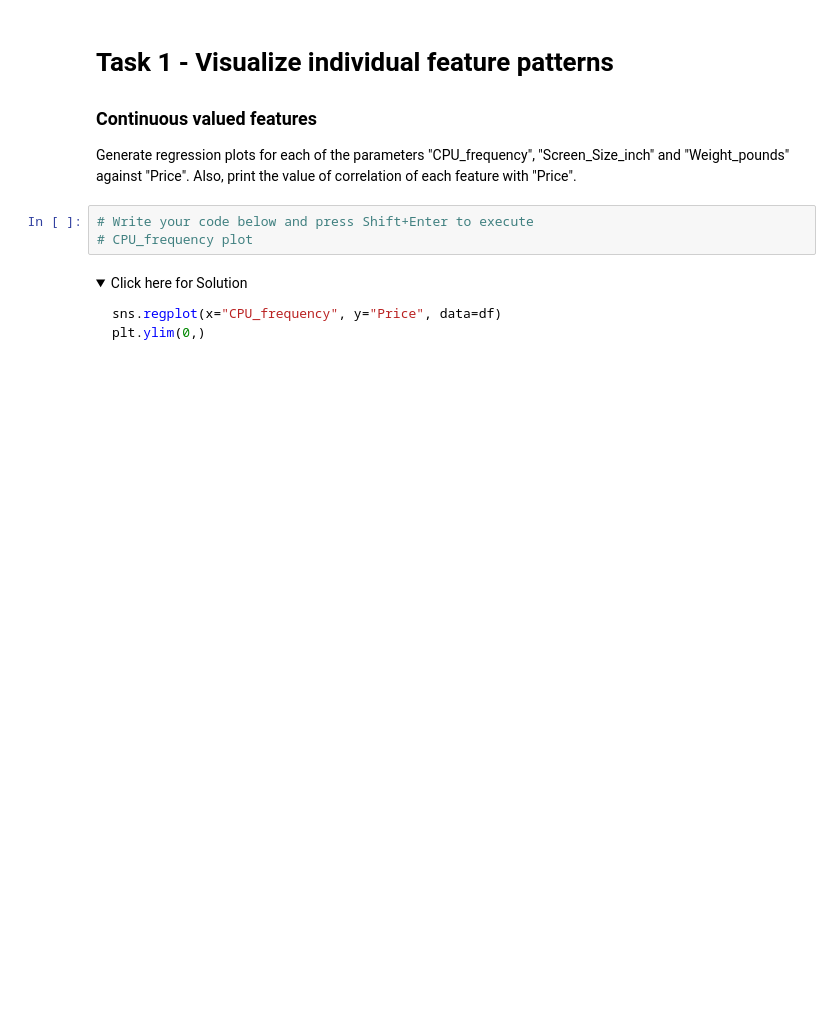
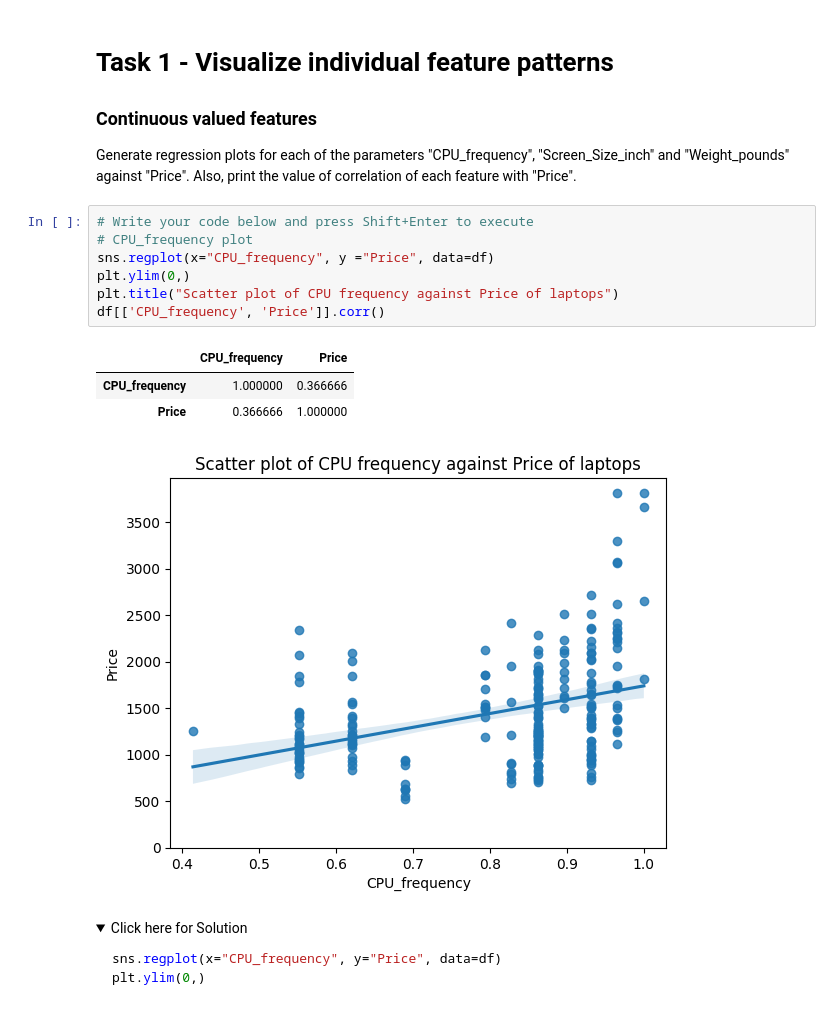
Before and after one commit to tranttha/IBM-DS-Course, a Jupyter notebook: Course 7 Data Analysis with Python/Module 3 Exploratory Data analysis/Exploratory_data_analysis.jupyterlite.ipynb, the cells around one changed output. Drawn from its saved outputs; the diff is of its cells as text; folded sections open; blank space fills up the shorter version.

```diff
--- a/Course 7 Data Analysis with Python/Module 3 Exploratory Data analysis/Exploratory_data_analysis.jupyterlite.ipynb
+++ b/Course 7 Data Analysis with Python/Module 3 Exploratory Data analysis/Exploratory_data_analysis.jupyterlite.ipynb
@@ -90,6 +99,15 @@ Generate regression plots for each of the parameters "CPU_frequency", "Screen_Si
 # %%
 # Write your code below and press Shift+Enter to execute
 # CPU_frequency plot
+sns.regplot(x="CPU_frequency", y ="Price", data=df)
+plt.ylim(0,)
+plt.title("Scatter plot of CPU frequency against Price of laptops")
+df[['CPU_frequency', 'Price']].corr()
+# %% [output]
+|  | CPU_frequency | Price |
+| CPU_frequency | 1.000000 | 0.366666 |
+| Price | 0.366666 | 1.000000 |
+[figure, added]
 # %% [markdown]
 <details>
     <summary>Click here for Solution</summary>
```
Also changed, not shown: parts of 21 cells of this notebook, 2 other files.
